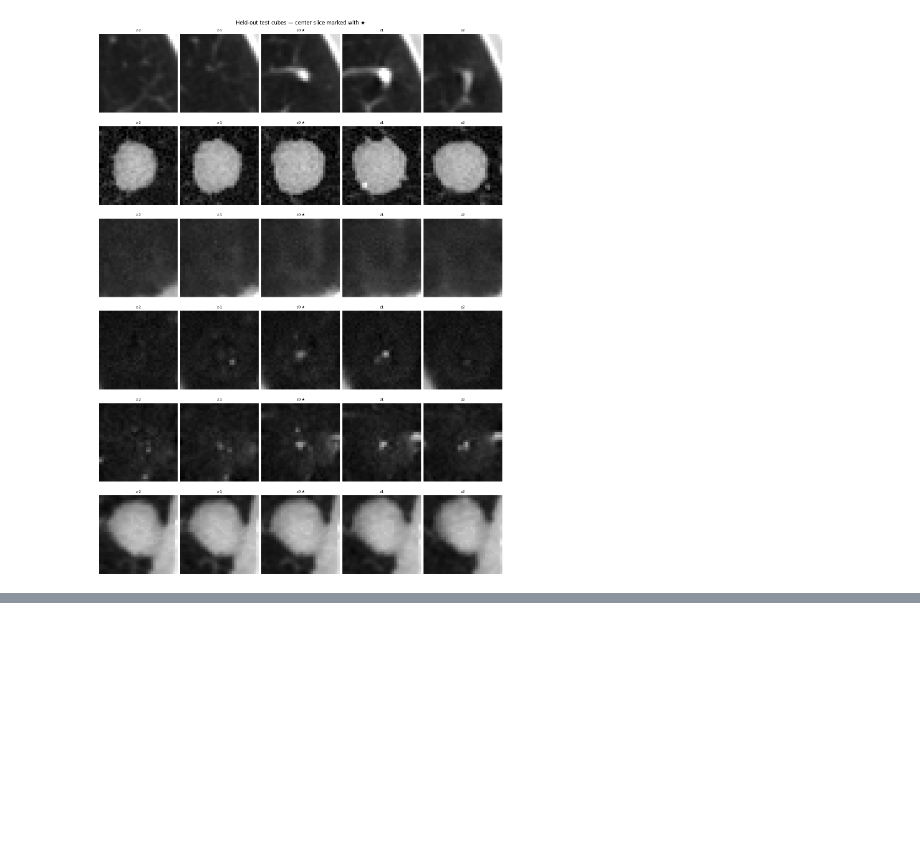
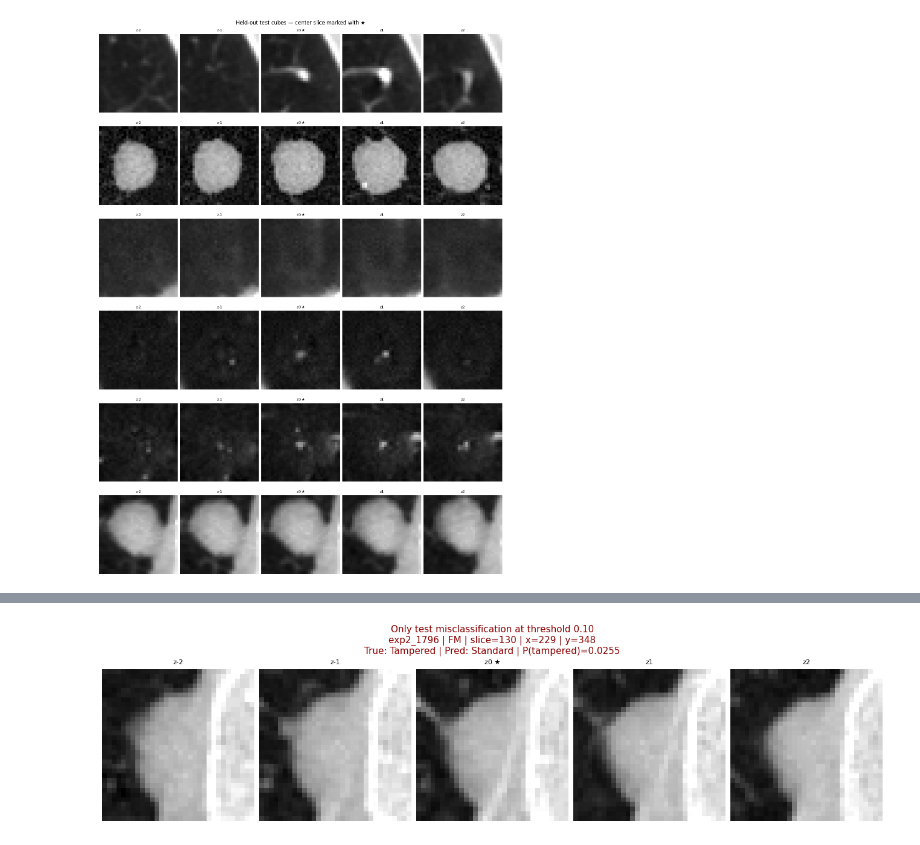
Before and after one commit to billhan5732/CS172B_Project, a Jupyter notebook: src/nick_3D_cnn.ipynb, the cells around one changed output, grey strips where cells are left out. Saved outputs shown, nothing was run; the diff lists cells and outputs as text; code cells hidden in the pictures; blank space fills up the shorter version.

Commit message:
3D CNN 1/35 misclassification 97.14% accuracy 0.9965 ROC-AUC 0.9699 Macro F1

```diff
--- a/src/nick_3D_cnn.ipynb
+++ b/src/nick_3D_cnn.ipynb
@@ -1583,0 +1659,87 @@ pd.DataFrame(threshold_rows).sort_values(["f1", "bal_acc", "acc"], ascending=Fal
+# %%
+# Threshold-0.10 operating point diagnostic: visualize the remaining test error and print full metrics
+thr_01 = 0.10
+
+
+def summarize_split_at_threshold(loader, labels, probs, threshold):
+    preds = (np.asarray(probs) >= threshold).astype(int)
+    return {
+        "acc": accuracy_score(labels, preds),
+        "bal_acc": balanced_accuracy_score(labels, preds),
+        "f1": f1_score(labels, preds, average="macro", zero_division=0),
+        "auc": roc_auc_score(labels, probs),
+        "preds": preds,
+    }
+
+
+train_labels_01, train_probs_01 = collect_cube_predictions(model, train_loader, CFG.device)
+val_labels_01, val_probs_01 = collect_cube_predictions(model, val_loader, CFG.device)
+
+train_stats_01 = summarize_split_at_threshold(train_loader, train_labels_01, train_probs_01, thr_01)
+val_stats_01 = summarize_split_at_threshold(val_loader, val_labels_01, val_probs_01, thr_01)
+test_stats_01 = summarize_split_at_threshold(test_loader, test_labels, test_probs, thr_01)
+
+test_preds_01 = test_stats_01["preds"]
+misclassified_01 = []
+for idx, (true_label, pred_label, prob) in enumerate(zip(test_labels, test_preds_01, test_probs)):
+    if int(true_label) != int(pred_label):
+        meta_row = test_cube_ds.df.iloc[idx]
+        misclassified_01.append(
+            {
+                "idx": idx,
+                "true": int(true_label),
+                "pred": int(pred_label),
+                "prob": float(prob),
+                "label_type": str(meta_row["type"]),
+                "scan_id": f"{meta_row['source']}_{meta_row['uuid']}",
+                "slice": int(meta_row["slice"]),
+                "x": int(meta_row["x"]),
+                "y": int(meta_row["y"]),
+            }
+        )
+
+print(f"Threshold 0.10 test misclassifications: {len(misclassified_01)} / {len(test_cube_ds)}")
+
+if misclassified_01:
+    item = misclassified_01[0]
+    cube_tensor, _ = test_cube_ds[item["idx"]]
+    cube = cube_tensor.squeeze(0).numpy()
+
+    fig, axes = plt.subplots(1, CFG.cube_depth, figsize=(2.6 * CFG.cube_depth, 3.4), constrained_layout=True)
+    if CFG.cube_depth == 1:
+        axes = np.array([axes])
+
+    for z_idx in range(CFG.cube_depth):
+        ax = axes[z_idx]
+        ax.imshow(cube[z_idx], cmap="gray", vmin=0, vmax=1)
+        title = f"z{z_idx - CFG.cube_depth // 2}"
+        if z_idx == CFG.cube_depth // 2:
+            title += " ★"
+        ax.set_title(title, fontsize=8)
+        ax.axis("off")
+
+    fig.suptitle(
+        "Only test misclassification at threshold 0.10\n"
+        f"{item['scan_id']} | {item['label_type']} | slice={item['slice']} | x={item['x']} | y={item['y']}\n"
+        f"True: {'Tampered' if item['true'] else 'Standard'} | Pred: {'Tampered' if item['pred'] else 'Standard'} | P(tampered)={item['prob']:.4f}",
+        fontsize=11,
+        color="darkred",
+    )
+    plt.show()
+else:
+    print("No misclassified test cubes at threshold 0.10.")
+
+print("=" * 72)
+print(f"{'Metric':<24} {'Train':>10} {'Val':>10} {'Test':>10}")
+print("-" * 72)
+print(f"{'Accuracy':<24} {train_stats_01['acc']:>10.4f} {val_stats_01['acc']:>10.4f} {test_stats_01['acc']:>10.4f}")
+print(f"{'Balanced Accuracy':<24} {train_stats_01['bal_acc']:>10.4f} {val_stats_01['bal_acc']:>10.4f} {test_stats_01['bal_acc']:>10.4f}")
+print(f"{'Macro F1':<24} {train_stats_01['f1']:>10.4f} {val_stats_01['f1']:>10.4f} {test_stats_01['f1']:>10.4f}")
+print(f"{'ROC-AUC':<24} {train_stats_01['auc']:>10.4f} {val_stats_01['auc']:>10.4f} {test_stats_01['auc']:>10.4f}")
+print("=" * 72)
+
+print(f"\nTest majority-class cube baseline : {test_majority_baseline:.4f}")
+print(f"Fixed evaluation threshold        : {thr_01:.2f}")
+print(f"Test accuracy                     : {test_stats_01['acc']:.4f}")
+print(f"Test macro F1                     : {test_stats_01['f1']:.4f}")
+# %% [output]
@@ -1583,0 +1747 @@ pd.DataFrame(threshold_rows).sort_values(["f1", "bal_acc", "acc"], ascending=Fal
+[figure, added]
```
Also changed, not shown: parts of 13 cells of this notebook, 1 other file.
